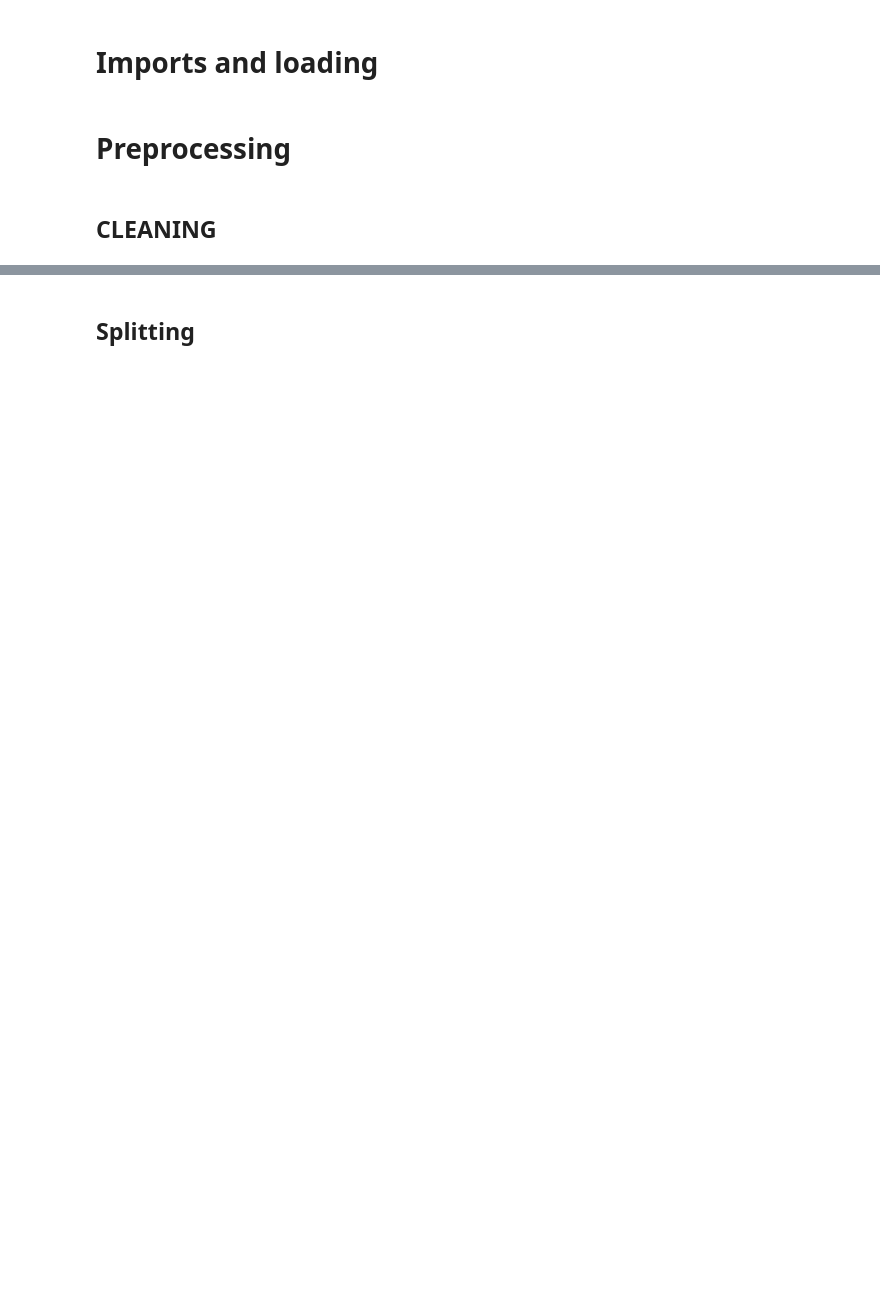
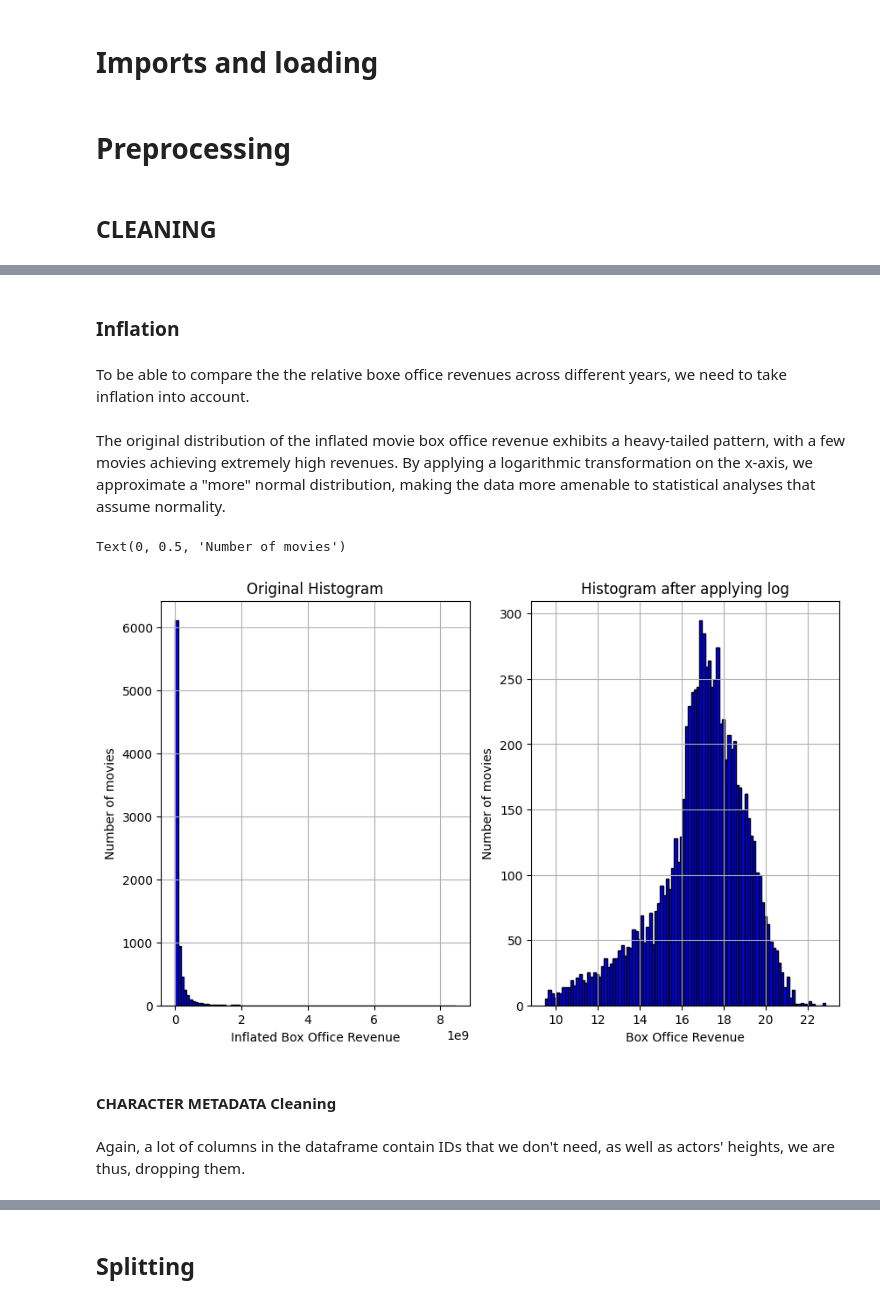
Before and after one commit to epfl-ada/ada-2023-project-adaflix, a Jupyter notebook: garik_notebook.ipynb, the cells around one changed output, grey strips where cells are left out. Cells and saved outputs as stored; diff of their text form; code cells hidden in the pictures; blank space fills up the shorter version.

```diff
--- a/garik_notebook.ipynb
+++ b/garik_notebook.ipynb
@@ -37,3 +45,5 @@ expliquer: j'enleve les colonnes useless
 # %%
-columns_to_drop = ['Movie languages (Freebase ID:name tuples)', 'Movie countries (Freebase ID:name tuples)','Movie genres (Freebase ID:name tuples)','Freebase movie ID']
-movie_metadata_df = movie_metadata_df.drop(columns_to_drop, axis=1)
+# List of columns to be dropped from the DataFrame
+movie_columns_to_drop = ['Movie languages (Freebase ID:name tuples)', 'Movie countries (Freebase ID:name tuples)','Movie genres (Freebase ID:name tuples)','Freebase movie ID']
+# Dropping specified columns from the DataFrame
+movie_df.drop(movie_columns_to_drop, axis=1, inplace=True)
@@ -42,3 +52,3 @@ expliquer: jdrop les nan de box office
 # %%
-movie_metadata_df.dropna(subset=['Movie box office revenue'], inplace=True)
-movie_metadata_df.head()
+# Dropping rows from the DataFrame where 'Movie box office revenue' is NaN
+movie_df.dropna(subset=['Movie box office revenue'], inplace=True)
@@ -55,0 +57,11 @@ expliquer: j'enleve les colonnes useless
+# %%
+# Dropping rows where 'Movie release date' is NaN
+movie_df.dropna(subset=["Movie release date"], inplace=True)
+# Create a Year column in the movie dataframe
+movie_df['Year'] = movie_df["Movie release date"].apply(lambda x: str(x)[:4]).astype(int)
+# Create a Month column in the movie dataframe
+movie_df['Month'] = pd.to_datetime(movie_df['Movie release date'],errors='coerce').dt.month
+# %% [markdown]
+### Inflation
+# %% [markdown]
+To be able to compare the the relative boxe office revenues across different years, we need to take inflation into account.
@@ -56 +72,23 @@ expliquer: j'enleve les colonnes useless
+# %% [markdown]
+The original distribution of the inflated movie box office revenue exhibits a heavy-tailed pattern, with a few movies achieving extremely high revenues. By applying a logarithmic transformation on the x-axis, we approximate a "more" normal distribution, making the data more amenable to statistical analyses that assume normality.
+# %%
+fig, axs = plt.subplots(1, 2, figsize=(10, 6))
+
+# Plotting the original distribution and the distribution after applying log function on the revenue feature
+movie_with_inflation['Revenue with inflation'].hist(ax=axs[0], bins=100, color='blue', edgecolor='black')
+movie_with_inflation['log_revenues'] = np.log(movie_with_inflation['Revenue with inflation'])
+movie_with_inflation['log_revenues'].hist(ax=axs[1], bins=100, color='blue', edgecolor='black')
+axs[0].set_title('Original Histogram')
+axs[0].set_xlabel('Inflated Box Office Revenue')
+axs[0].set_ylabel('Number of movies')
+axs[1].set_title('Histogram after applying log')
+axs[1].set_xlabel('Box Office Revenue')
+axs[1].set_ylabel('Number of movies')
+# %% [output]
+Text(0, 0.5, 'Number of movies')
+[figure, added]
+# %% [markdown]
+#### CHARACTER METADATA Cleaning
+# %% [markdown]
+Again, a lot of columns in the dataframe contain IDs that we don't need, as well as actors' heights, we are thus, dropping them.
 # %%
```
Also changed, not shown: parts of 36 cells of this notebook.
